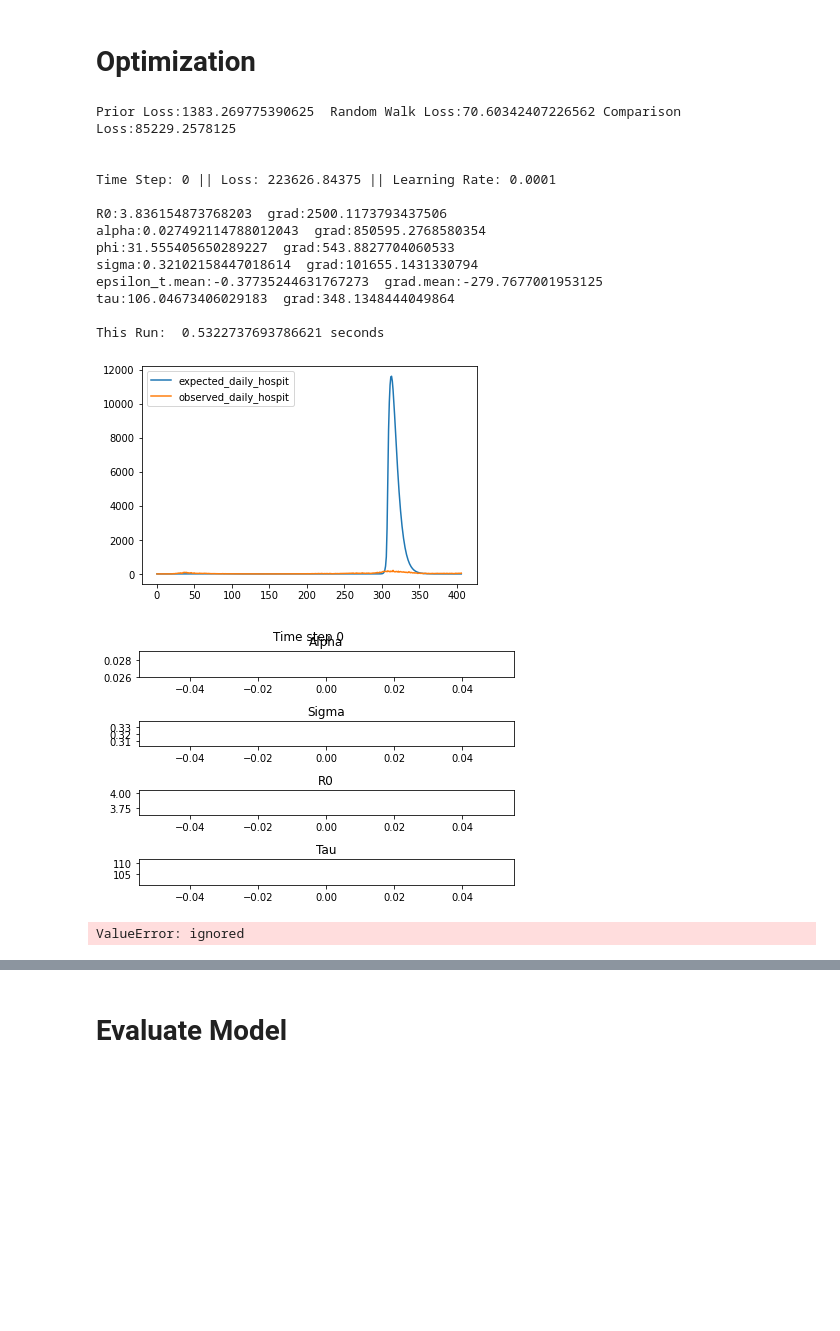
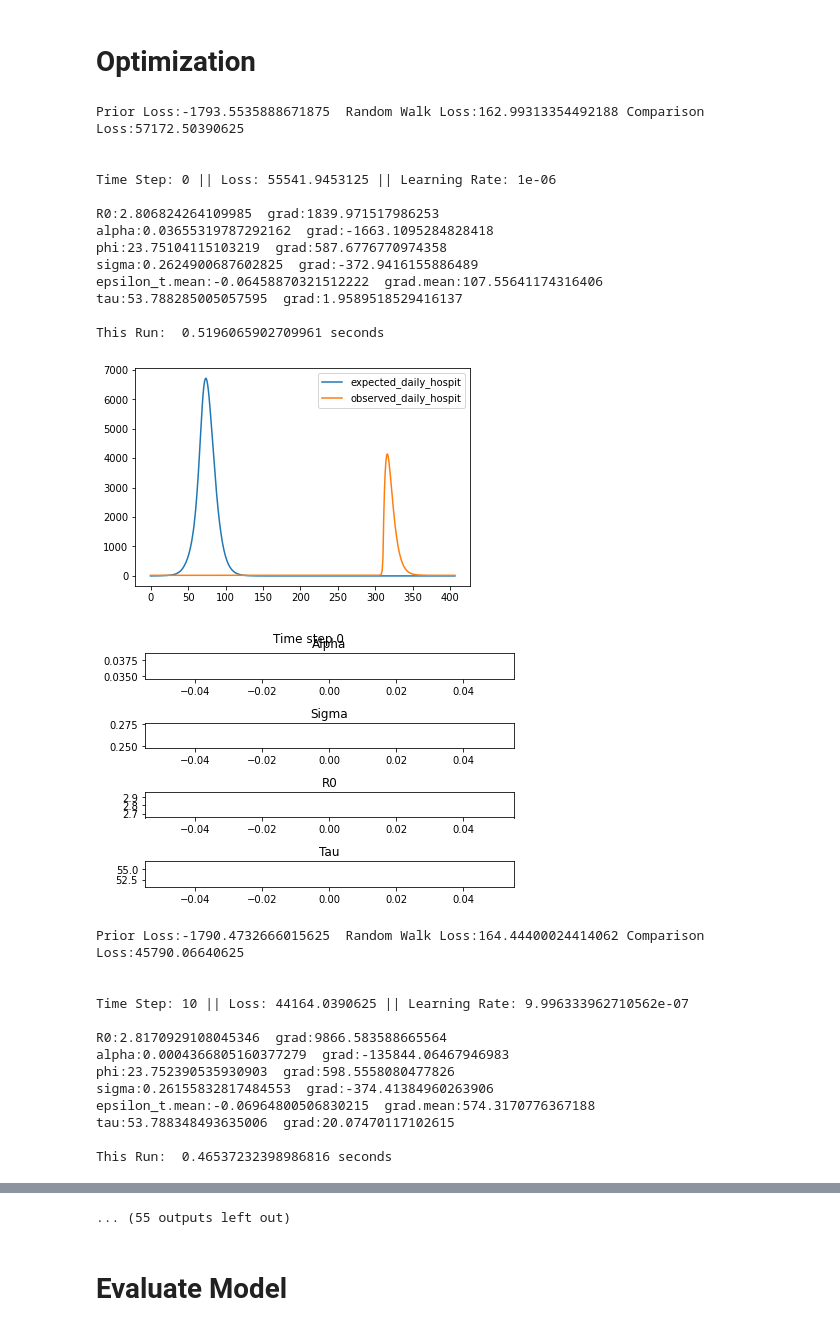
Before and after one commit to tsuehr/covid-prediction-tu, a Jupyter notebook: NLL.ipynb, the cells around one changed output, grey strips where cells are left out. Saved outputs shown, nothing was run; the diff lists cells and outputs as text; code cells hidden in the pictures; blank space fills up the shorter version.

```diff
--- a/NLL.ipynb
+++ b/NLL.ipynb
@@ -105,3 +115,13 @@ tensor([-0.4062, -0.6443, -0.7379, -0.5224, -1.0346, -0.8584, -0.9320, -1.0597,
+# %%
+dist_tau = distributions.exponential.Exponential(torch.tensor([1/0.03], device=device))
+
+dist_phi = distributions.normal.Normal(loc=torch.tensor([25], device=device), scale=torch.tensor([10], device=device))
+
+dist_R0 = distributions.normal.Normal(loc=torch.tensor([3.6], device=device), scale=torch.tensor([0.8], device=device))
+
+dist_alpha = distributions.normal.Normal(loc=torch.tensor([0.01], device=device), scale=torch.tensor([0.01], device=device))
+
+dist_sigma = distributions.normal.Normal(loc=torch.tensor([0.1], device=device), scale=torch.tensor([0.3], device=device))
 # %% [markdown]
 # Define Forward Pass
 # %%
@@ -116,4 +136,21 @@ def bij_transform_inv(transf, lower, upper):
 
 def bij_transform_inf(prime):
     return torch.exp(prime)
+# %%
+def calc_prior_loss(tau, phi, R0, alpha, sigma):
+    # log likelihood wrt. our prior ("regularisation")
+    # ll stands for log-likelihood
+    ll = torch.tensor(0.0, device=device)
+
+    ll += dist_tau.log_prob(tau)[0]
+
+    ll += dist_phi.log_prob(phi)[0]
+
+    ll += dist_R0.log_prob(R0)[0]
+
+    ll += dist_alpha.log_prob(alpha)[0]
+
+    ll += dist_sigma.log_prob(sigma)[0]
+
+    return ll
 # %%
@@ -167,7 +206,7 @@ def calc_Rt(R0, epsilon_t, sigma, ll):
 
     eta_t[1:num_observations] = beta_0 + epsilon_t[0:num_observations - 1].clone()
     Rt = torch.exp(eta_t)
-    ll = ll * (-1)
+    #ll = (-1) * ll
     return Rt, ll
 # %%
 def calc_infections(cumulative_infected, newly_infected, St, Rt):
@@ -213,7 +252,7 @@ def compare_results(expected_daily_hospit, phi, ll):
             p = p.clone() + torch.tensor(2.225e-5)
         dist = torch.distributions.negative_binomial.NegativeBinomial(phi, p - torch.tensor(2.225e-5))
         ll += dist.log_prob(observed_daily_hospit[i])
-    ll = ll * (-1)
+    ll = (-1) * ll
     return ll
 # %%
 def forward_pass():
@@ -261,7 +300,7 @@ rw_loss_vis = []
 comp_loss_vis = []
 learning_rate_vis = []
 
-learning_rate = 1e-4
+learning_rate = 1e-6
 epochs = 300
 complete_time = time.time()
 
@@ -294,7 +333,7 @@ for k in range(epochs):
         R0_prime -= learning_rate * R0_prime.grad
         alpha_prime -= learning_rate * alpha_prime.grad
         sigma_prime -= learning_rate * sigma_prime.grad
-        epsilon_t -= learning_rate * epsilon_t.grad * 0.001
+        epsilon_t -= learning_rate * epsilon_t.grad
 
         tau_prime.grad = None
         phi_prime.grad = None
@@ -317,42 +356,54 @@ for k in range(epochs):
     comp_loss_vis.append(ll_comp)
     learning_rate_vis.append(learning_rate)
 
     if k % 10 == 0:
         plt.plot(expected_daily_hospit.cpu().detach().numpy(), label='expected_daily_hospit')
         plt.plot(observed_daily_hospit.cpu().detach().numpy(), label='observed_daily_hospit')
         plt.legend()
         plt.show()
 
     if k % 50 == 0:
         fig, axs = plt.subplots(4)
         fig.suptitle(f'Time step {k}')
         axs[0].plot(alpha_vis)
         axs[0].title.set_text('Alpha')
         axs[1].plot(sigma_vis)
         axs[1].title.set_text('Sigma')
         axs[2].plot(R0_vis)
         axs[2].title.set_text('R0')
         axs[3].plot(tau_vis)
         axs[3].title.set_text('Tau')
         fig.tight_layout()
         plt.show()
 
 
 print("Complete Run:  %s seconds" % (time.time() - complete_time))
 # %% [output]
-Prior Loss:1383.269775390625  Random Walk Loss:70.60342407226562 Comparison Loss:85229.2578125
+Prior Loss:-1793.5535888671875  Random Walk Loss:162.99313354492188 Comparison Loss:57172.50390625
 
 
-Time Step: 0 || Loss: 223626.84375 || Learning Rate: 0.0001
+Time Step: 0 || Loss: 55541.9453125 || Learning Rate: 1e-06
 
-R0:3.836154873768203  grad:2500.1173793437506
-alpha:0.027492114788012043  grad:850595.2768580354
-phi:31.555405650289227  grad:543.8827704060533
-sigma:0.32102158447018614  grad:101655.1431330794
-epsilon_t.mean:-0.37735244631767273  grad.mean:-279.7677001953125
-tau:106.04673406029183  grad:348.1348444049864
+R0:2.806824264109985  grad:1839.971517986253
+alpha:0.03655319787292162  grad:-1663.1095284828418
+phi:23.75104115103219  grad:587.6776770974358
+sigma:0.2624900687602825  grad:-372.9416155886489
+epsilon_t.mean:-0.06458870321512222  grad.mean:107.55641174316406
+tau:53.788285005057595  grad:1.9589518529416137
 
-This Run:  0.5322737693786621 seconds
+This Run:  0.5196065902709961 seconds
-[figure, old version]
+[figure, new version]
-[figure, old version]
+[figure, new version]
-ValueError: ignored
+Prior Loss:-1790.4732666015625  Random Walk Loss:164.44400024414062 Comparison Loss:45790.06640625
+
+
+Time Step: 10 || Loss: 44164.0390625 || Learning Rate: 9.996333962710562e-07
+
+R0:2.8170929108045346  grad:9866.583588665564
+alpha:0.0004366805160377279  grad:-135844.06467946983
+phi:23.752390535930903  grad:598.5558080477826
+sigma:0.26155832817484553  grad:-374.41384960263906
+epsilon_t.mean:-0.06964800506830215  grad.mean:574.3170776367188
+tau:53.788348493635006  grad:20.07470117102615
+
+This Run:  0.46537232398986816 seconds
@@ -359,3 +466,4 @@ ValueError: ignored
+... (55 outputs left out)
 # %% [markdown]
 # Evaluate Model
 # %%
```
Also changed, not shown: parts of 14 cells of this notebook.
